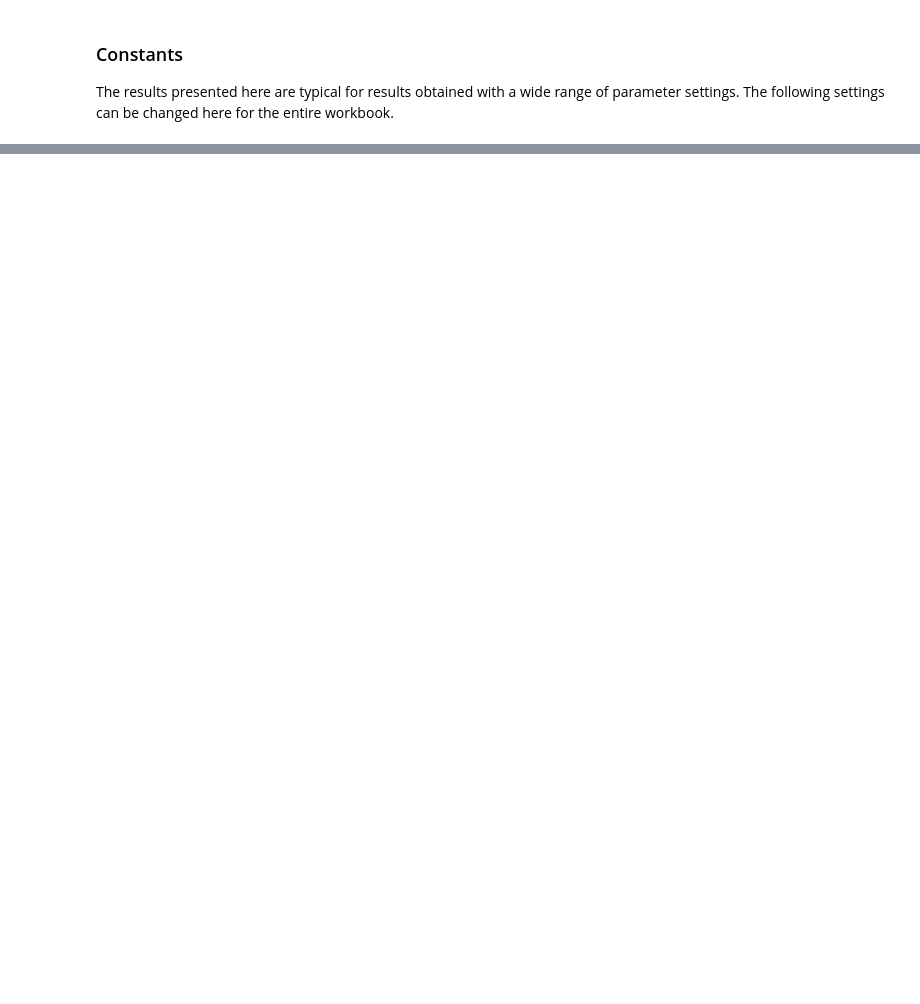
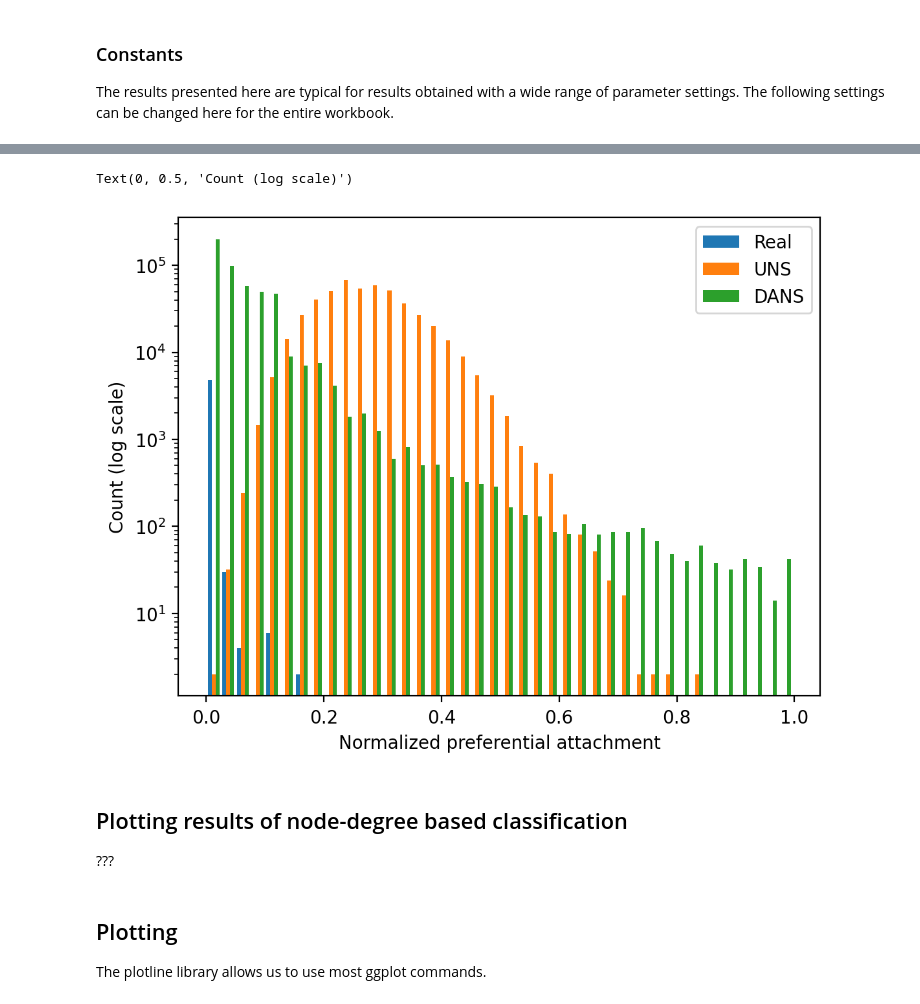
Before and after one commit to monarch-initiative/negativeExampleSelection, a Jupyter notebook: degreeBias.ipynb, the cells around one changed output, grey strips where cells are left out. Drawn from its saved outputs; the diff is of its cells as text; code cells hidden in the pictures; blank space fills up the shorter version.

Commit message:
updating degree bias

```diff
--- a/degreeBias.ipynb
+++ b/degreeBias.ipynb
@@ -31,3 +46,10 @@ warnings.filterwarnings('ignore')
+# %%
+sli_graph = sli_graph.remap_from_node_names_map(remapping_sli).set_all_node_types("Gene").set_all_edge_types("SLI")
+composite_graph = (sli_graph | string_graph).remove_components(top_k_components=1)
+
+subgraph = composite_graph.filter_from_names(
+    edge_type_names_to_keep=["SLI"]
+)
 # %% [markdown]
 <h3>Constants</h3>
 <p>The results presented here are typical for results obtained with a wide range of parameter settings.
@@ -228,0 +119,31 @@ df.head(20)
+# %%
+import matplotlib.pyplot as plt
+
+negative = subgraph.sample_negative_graph(
+    number_of_negative_samples=subgraph.get_number_of_edges() * 100,
+    use_scale_free_distribution=False,
+)
+
+negative_scale_free = subgraph.sample_negative_graph(
+    number_of_negative_samples=subgraph.get_number_of_edges() * 100,
+    use_scale_free_distribution=True,
+)
+
+
+fig, axes = plt.subplots(dpi=200)
+
+plt.hist([
+    subgraph.get_preferential_attachment_scores(),
+    negative.get_preferential_attachment_scores(),
+    negative_scale_free.get_preferential_attachment_scores()
+],
+    log=True, bins=40, label=["Real", "UNS", "DANS"])
+plt.legend()
+plt.xlabel("Normalized preferential attachment")
+plt.ylabel("Count (log scale)")
+# %% [output]
+Text(0, 0.5, 'Count (log scale)')
+[figure, added]
+# %% [markdown]
+<h2>Plotting results of node-degree based classification</h2>
+<p>???</p>
@@ -228,0 +240,3 @@ df.head(20)
+# %% [markdown]
+<h2>Plotting</h2>
+<p>The plotline library allows us to use most ggplot commands.</p>
```
Also changed, not shown: parts of 49 cells of this notebook.
